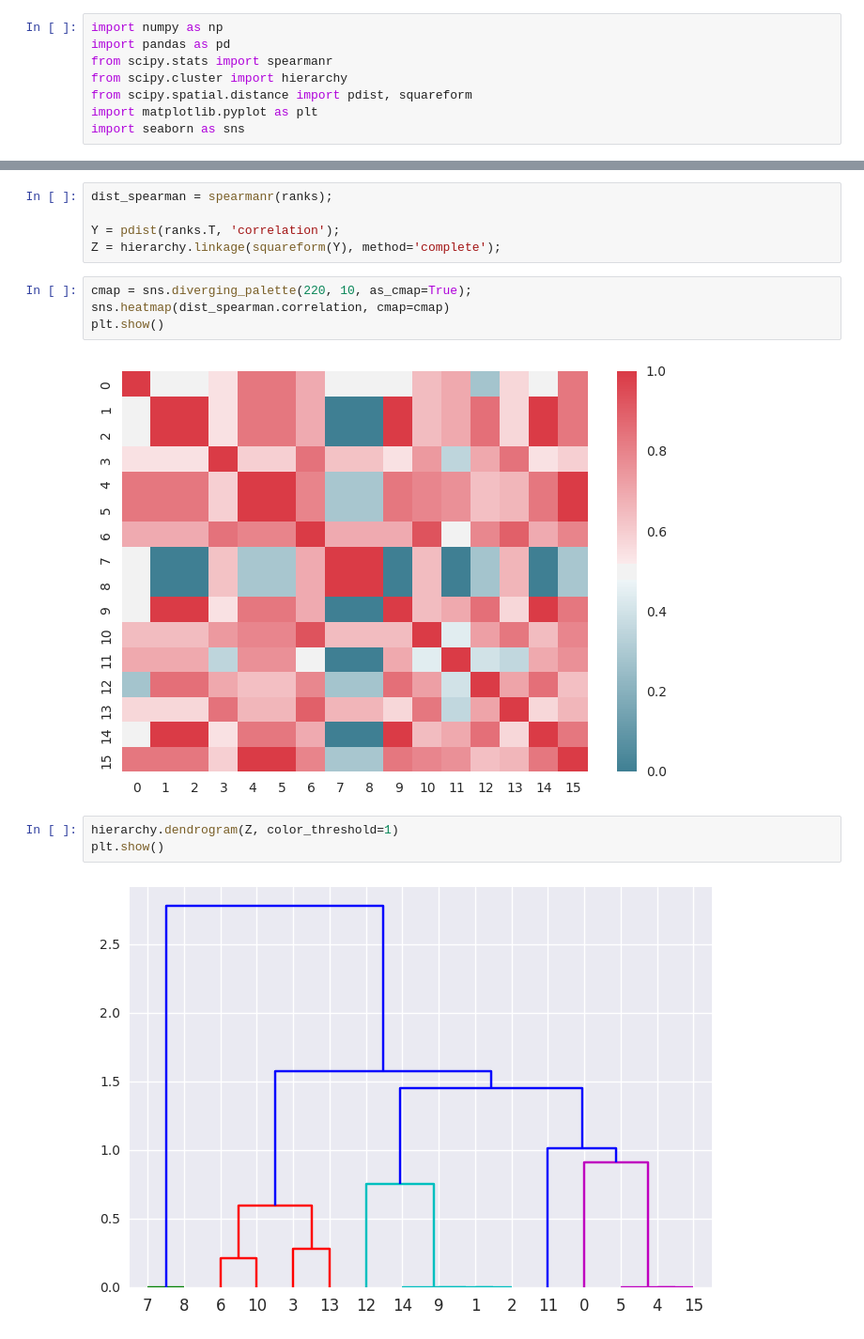
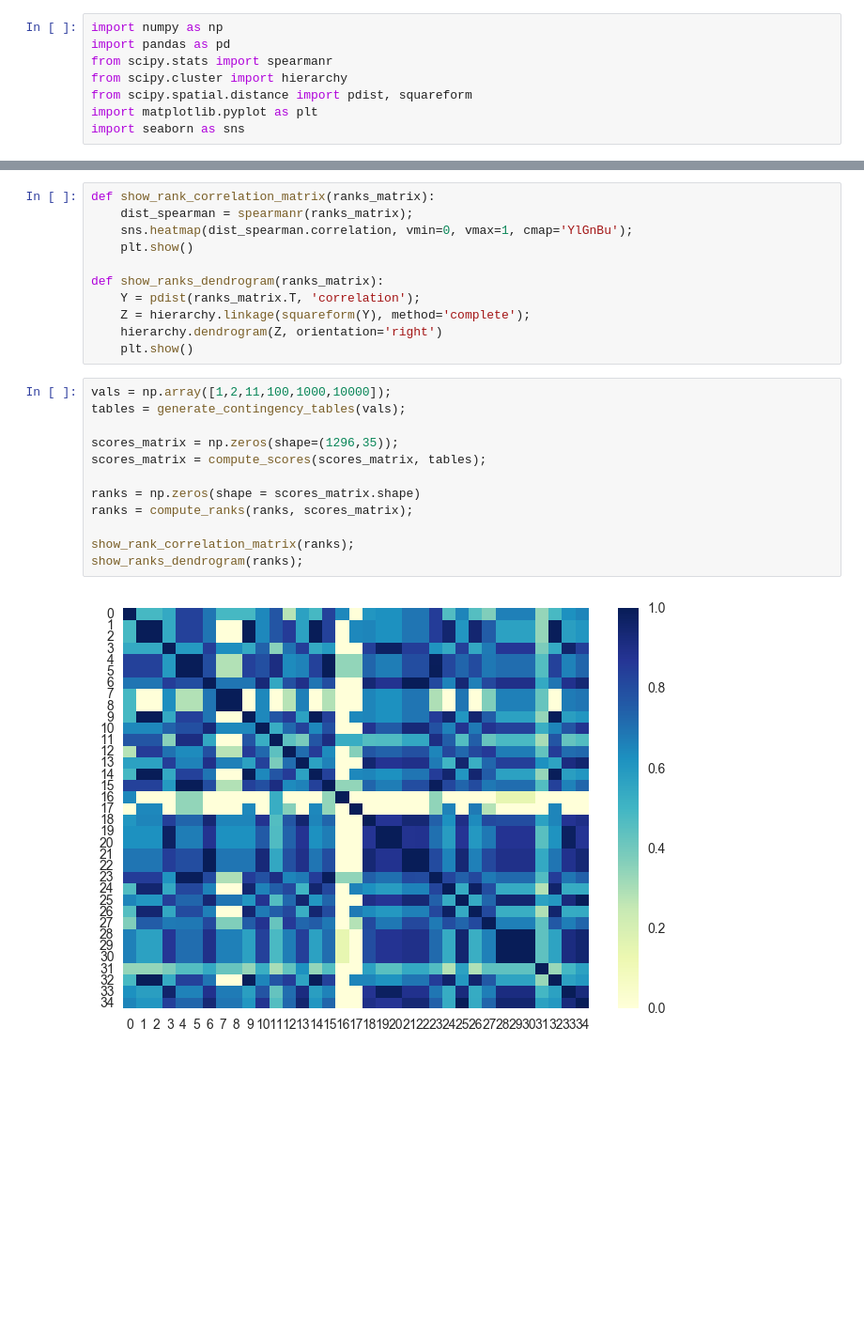
Before and after one commit to Nk173/arm_sourcecode, a Jupyter notebook: IM_rank_correlations.ipynb, the cells around one changed output, grey strips where cells are left out. Shown at 94% size. Saved outputs shown, nothing was run; the diff lists cells and outputs as text; blank space fills up the shorter version.

```diff
--- a/IM_rank_correlations.ipynb
+++ b/IM_rank_correlations.ipynb
@@ -212,16 +400,25 @@ for idx,score in enumerate(scores.T):
-# %%
-dist_spearman = spearmanr(ranks);
-
-Y = pdist(ranks.T, 'correlation');
-Z = hierarchy.linkage(squareform(Y), method='complete');
-# %%
-cmap = sns.diverging_palette(220, 10, as_cmap=True);
-sns.heatmap(dist_spearman.correlation, cmap=cmap)
-plt.show()
-# %% [output]
-[figure, removed]
-# %%
-hierarchy.dendrogram(Z, color_threshold=1)
-plt.show()
-# %% [output]
-[figure, removed]
+# %%
+def show_rank_correlation_matrix(ranks_matrix):
+    dist_spearman = spearmanr(ranks_matrix);
+    sns.heatmap(dist_spearman.correlation, vmin=0, vmax=1, cmap='YlGnBu');
+    plt.show()
+
+def show_ranks_dendrogram(ranks_matrix):
+    Y = pdist(ranks_matrix.T, 'correlation');
+    Z = hierarchy.linkage(squareform(Y), method='complete');
+    hierarchy.dendrogram(Z, orientation='right')
+    plt.show()
+# %%
+vals = np.array([1,2,11,100,1000,10000]);
+tables = generate_contingency_tables(vals);
+
+scores_matrix = np.zeros(shape=(1296,35));
+scores_matrix = compute_scores(scores_matrix, tables);
+
+ranks = np.zeros(shape = scores_matrix.shape)
+ranks = compute_ranks(ranks, scores_matrix);
+
+show_rank_correlation_matrix(ranks);
+show_ranks_dendrogram(ranks);
+# %% [output]
+[figure, added]
```
Also changed, not shown: parts of 6 cells of this notebook.
